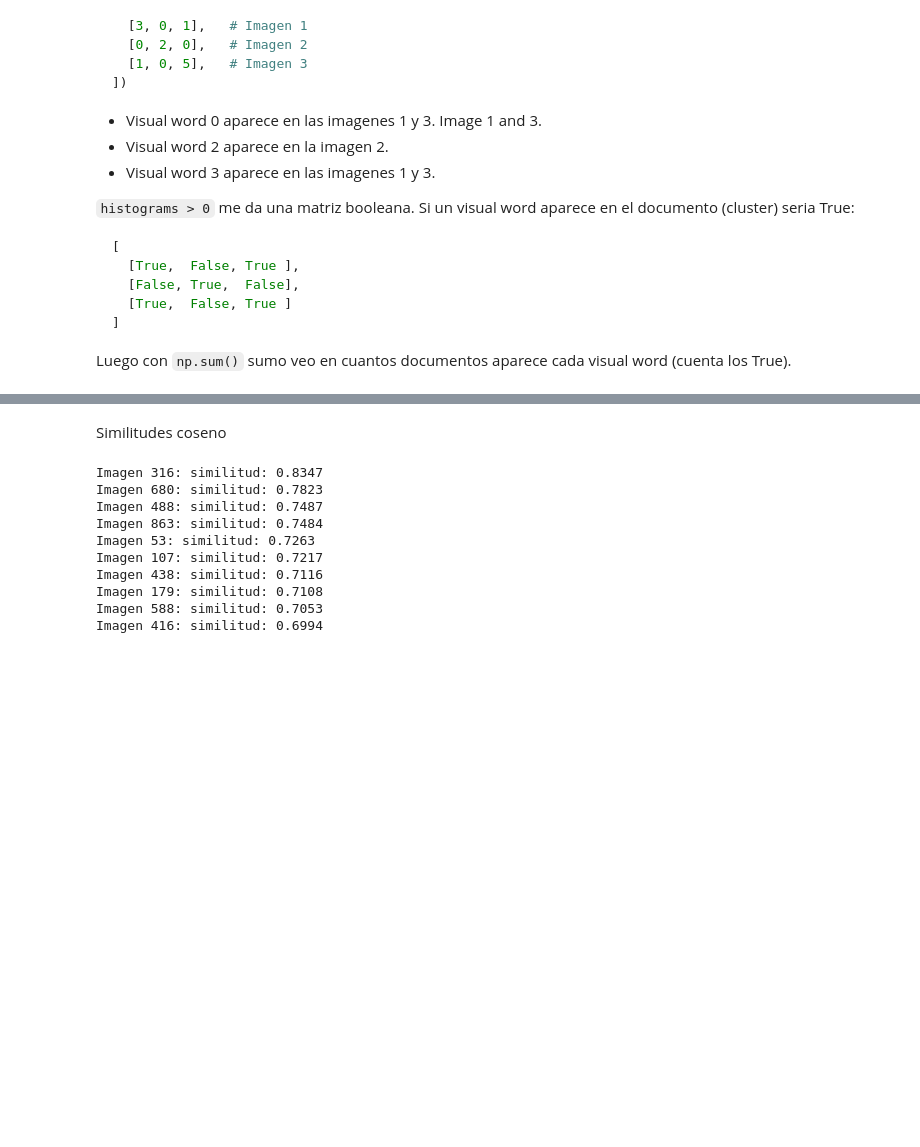
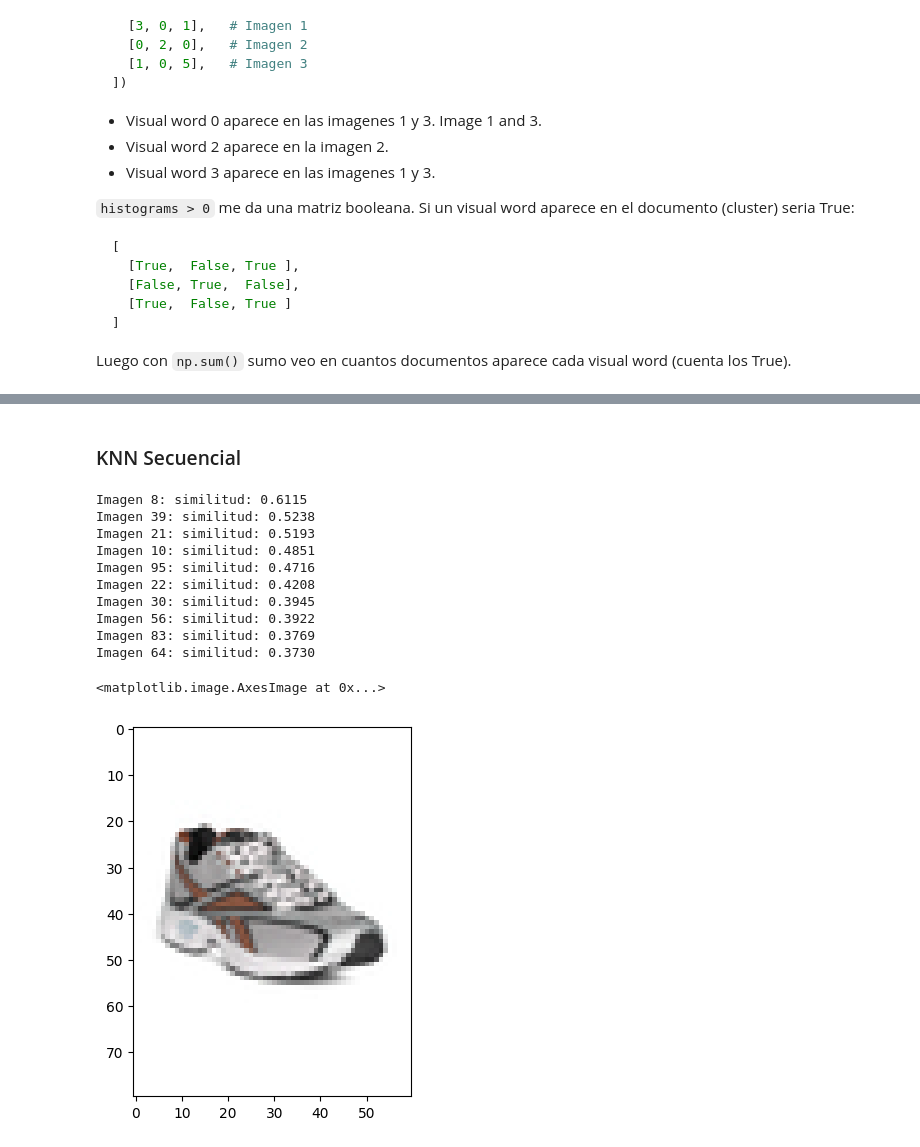
Before and after one commit to CS-DaviMagalhaes/Multimodal_Database, a Jupyter notebook: Image_descriptors/extraction.ipynb, the cells around one changed output, grey strips where cells are left out. Cells and saved outputs as stored; diff of their text form; code cells hidden in the pictures; blank space fills up the shorter version.

```diff
--- a/Image_descriptors/extraction.ipynb
+++ b/Image_descriptors/extraction.ipynb
@@ -145,45 +206,50 @@ print(tf_idf.shape) # (num_imagenes, num_clusters). tf_idf[i][j] es la importanc
 # %% [markdown]
-Similitudes coseno
+### KNN Secuencial
 # %%
 import heapq
 image_path = "C:/Users/davie/Downloads/fashion_small/images/5730.jpg" # Path de la query
-query_hist = create_query_histogram(image_path, kmeans) # Procesar query
+query_hist = create_query_histogram(image_path, kmeans, pca) # Procesar query
 # aplico el tf_idf a la query
 query = query_hist * idf_np
 
 k = 10
 
 heap = []  # heapq es min-heap, popeamos si hay más de k elementos, removiendo el minimo, al final solo quedan los top k más similares
 for idx, hist in enumerate(tf_idf):
     dot = np.dot(query, hist)
     norm_query = np.linalg.norm(query)
     norm_hist = np.linalg.norm(hist)
 
     if norm_query == 0 or norm_hist == 0:
         cosine_sim = 0 # Evitar división por cero
     else:
         cosine_sim = dot / (norm_query * norm_hist)
 
     heapq.heappush(heap, (cosine_sim, idx))
 
     if len(heap) > k:
         heapq.heappop(heap)  # Mantiene solo los k más grandes
 
 
 top_k = [(sim, idx) for sim, idx in sorted(heap, reverse=True)]
 for sim, idx in top_k:
     print(f"Imagen {idx}: similitud: {sim:.4f}")
+
+img = cv2.imread(image_path)
+plt.imshow(img)
 # %% [output]
-Imagen 316: similitud: 0.8347
-Imagen 680: similitud: 0.7823
-Imagen 488: similitud: 0.7487
-Imagen 863: similitud: 0.7484
-Imagen 53: similitud: 0.7263
-Imagen 107: similitud: 0.7217
-Imagen 438: similitud: 0.7116
-Imagen 179: similitud: 0.7108
-Imagen 588: similitud: 0.7053
-Imagen 416: similitud: 0.6994
+Imagen 8: similitud: 0.6115
+Imagen 39: similitud: 0.5238
+Imagen 21: similitud: 0.5193
+Imagen 10: similitud: 0.4851
+Imagen 95: similitud: 0.4716
+Imagen 22: similitud: 0.4208
+Imagen 30: similitud: 0.3945
+Imagen 56: similitud: 0.3922
+Imagen 83: similitud: 0.3769
+Imagen 64: similitud: 0.3730
+<matplotlib.image.AxesImage at 0x...>
+[figure, added]
 # %%
 image_filenames = sorted([
     filename for filename in os.listdir(dataset_path)
```
Also changed, not shown: parts of 8 cells of this notebook.
